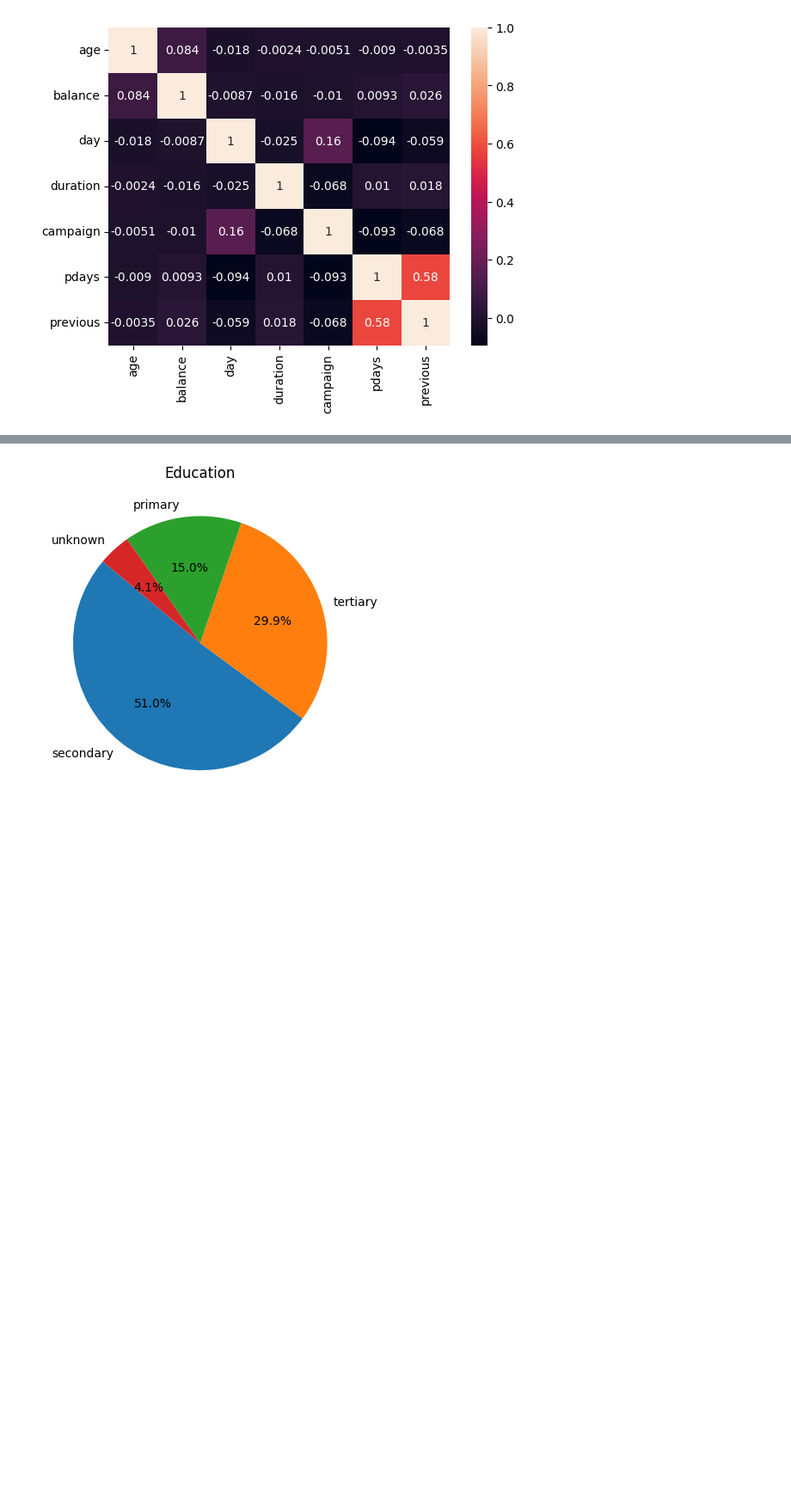
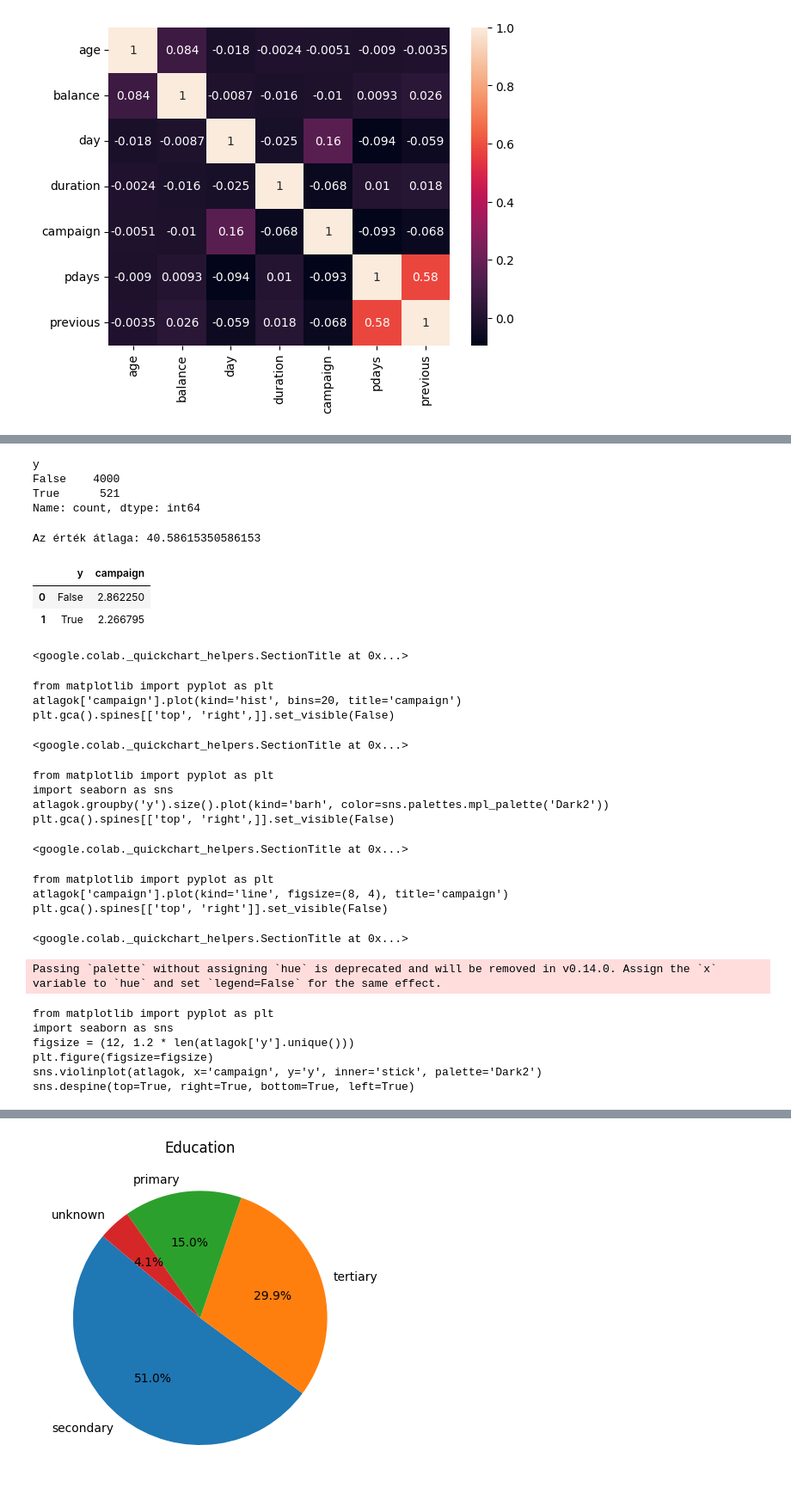
Before and after one commit to debizson/Mesi, a Jupyter notebook: ai_database_.ipynb, the cells around one changed output, grey strips where cells are left out. Shown at 86% size. Cells and saved outputs as stored; diff of their text form; code cells hidden in the pictures; blank space fills up the shorter version.

```diff
--- a/ai_database_.ipynb
+++ b/ai_database_.ipynb
@@ -363,0 +377,53 @@ plt.show()
+# %%
+# Címkék eloszlásának megtekintése
+eloszlas = bank_dataset['y'].value_counts()
+
+print(eloszlas)
+# %% [output]
+y
+False    4000
+True      521
+Name: count, dtype: int64
+# %%
+# Itt az látszik, hogy az előző kampány óta, átlagosan 41 nap telt el egy
+#  kliensnél úgy, hogy újra fel lett hívva. Tehát úgy,
+#  hogy a -1 - esek ki vannak cserélve 0 - kra az adatbázisban.
+#  Átlag kiszámítása:
+atlag = bank_dataset['pdays'].mean()
+
+print(f'Az érték átlaga: {atlag}')
+# %% [output]
+Az érték átlaga: 40.58615350586153
+# %%
+# Itt a csökkenő hozadék elve szerint azt mutatom, hogy
+#  2.27 db hívást érdemes megtenni a cél érdekében, afelett már inkáb esélytelen
+#  a próbálkozás, mert 2.9 hívás az átlaga a sikertelnnek.
+
+atlagok = bank_dataset.groupby('y')['campaign'].mean().reset_index()
+
+atlagok
+# %% [output]
+|  | y | campaign |
+| 0 | False | 2.862250 |
+| 1 | True | 2.266795 |
+<google.colab._quickchart_helpers.SectionTitle at 0x...>
+from matplotlib import pyplot as plt
+atlagok['campaign'].plot(kind='hist', bins=20, title='campaign')
+plt.gca().spines[['top', 'right',]].set_visible(False)
+<google.colab._quickchart_helpers.SectionTitle at 0x...>
+from matplotlib import pyplot as plt
+import seaborn as sns
+atlagok.groupby('y').size().plot(kind='barh', color=sns.palettes.mpl_palette('Dark2'))
+plt.gca().spines[['top', 'right',]].set_visible(False)
+<google.colab._quickchart_helpers.SectionTitle at 0x...>
+from matplotlib import pyplot as plt
+atlagok['campaign'].plot(kind='line', figsize=(8, 4), title='campaign')
+plt.gca().spines[['top', 'right']].set_visible(False)
+<google.colab._quickchart_helpers.SectionTitle at 0x...>
+Passing `palette` without assigning `hue` is deprecated and will be removed in v0.14.0. Assign the `x` variable to `hue` and set `legend=False` for the same effect.
+from matplotlib import pyplot as plt
+import seaborn as sns
+figsize = (12, 1.2 * len(atlagok['y'].unique()))
+plt.figure(figsize=figsize)
+sns.violinplot(atlagok, x='campaign', y='y', inner='stick', palette='Dark2')
+sns.despine(top=True, right=True, bottom=True, left=True)
```
Also changed, not shown: parts of 7 cells of this notebook.
